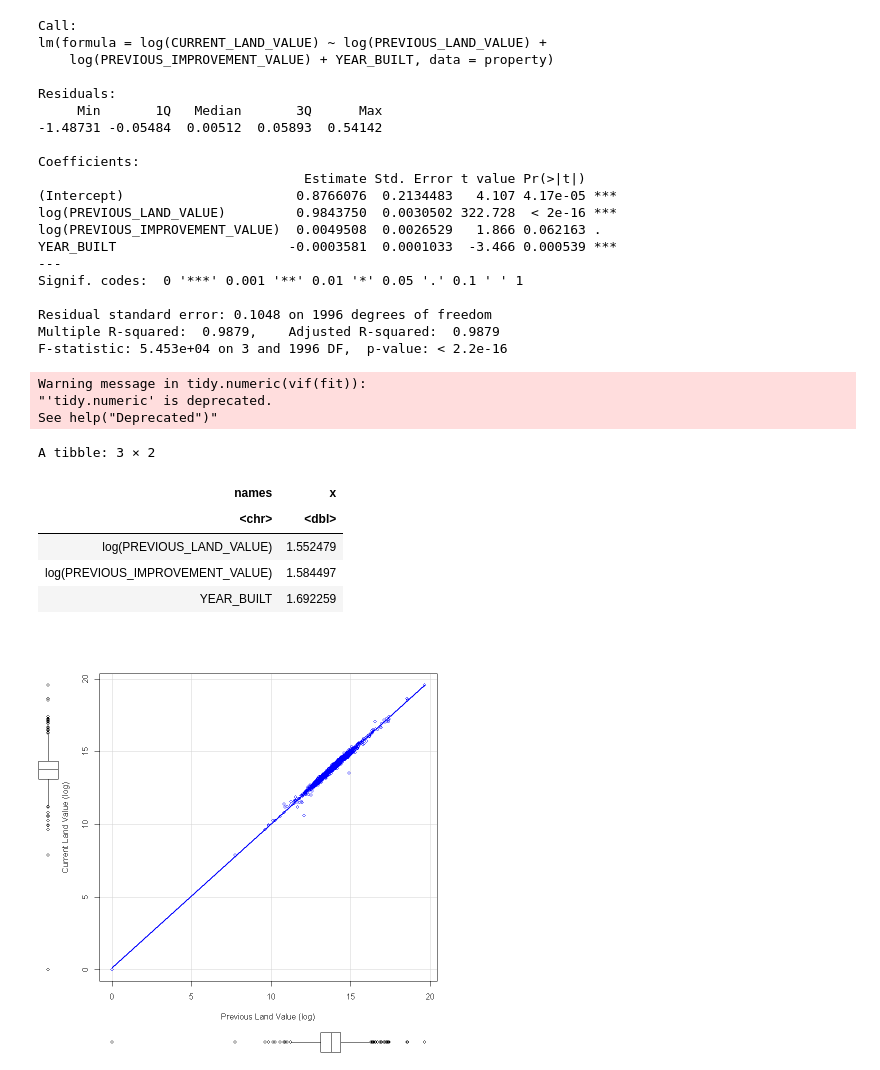
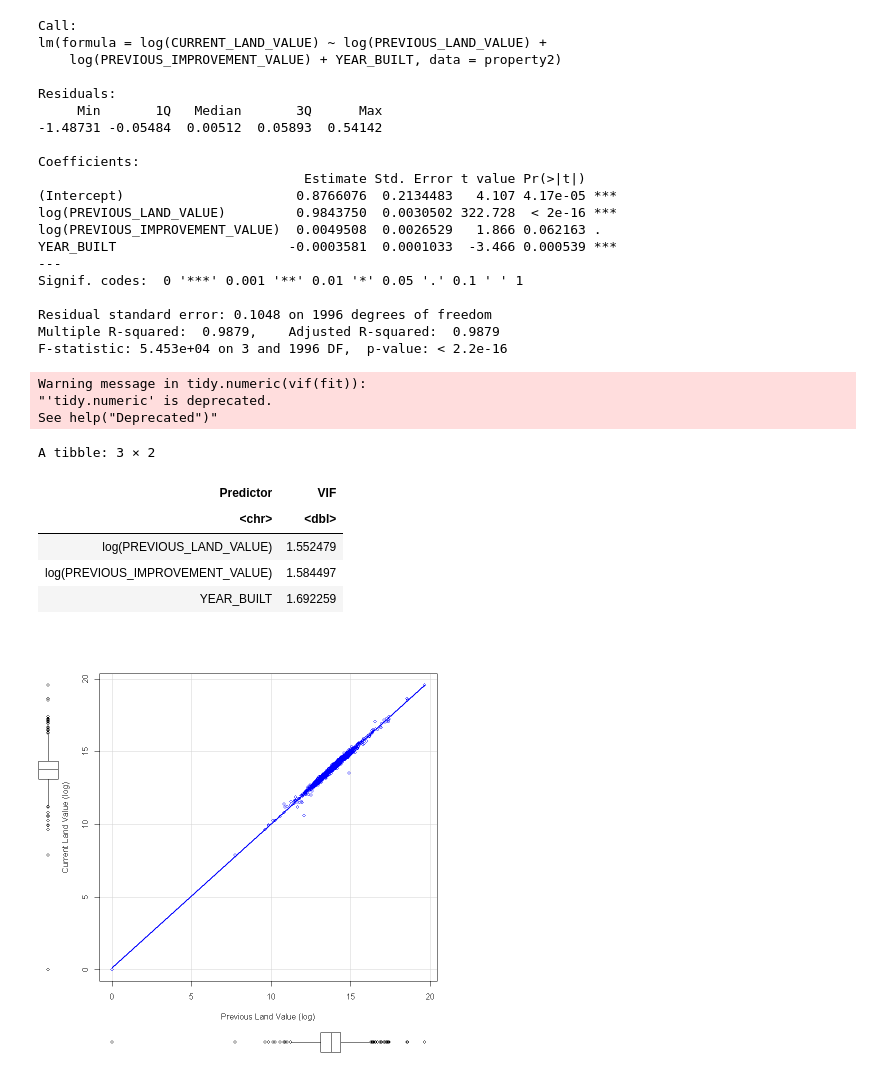
Before and after one commit to drrnaxl/STAT-306-Project, a Jupyter notebook: STAT_306.ipynb, the cells around one changed output. Drawn from its saved outputs; the diff is of its cells as text; code cells hidden in the pictures.

```diff
--- a/STAT_306.ipynb
+++ b/STAT_306.ipynb
@@ -25,37 +25,37 @@ property <- read.csv(
 
 set.seed(306)
 # %%
-fit <- lm(log(CURRENT_LAND_VALUE) ~ log(PREVIOUS_LAND_VALUE) + log(PREVIOUS_IMPROVEMENT_VALUE) + YEAR_BUILT, data = property)
+fit <- lm(log(CURRENT_LAND_VALUE) ~ log(PREVIOUS_LAND_VALUE) + log(PREVIOUS_IMPROVEMENT_VALUE) + YEAR_BUILT, data = property2)
 bb <- coef(fit)
 # %%
 summary(fit)
-tidy(vif(fit))
+tidy(vif(fit)) %>% rename(Predictor = names, VIF = x)
 # %% [output]
 Call:
 lm(formula = log(CURRENT_LAND_VALUE) ~ log(PREVIOUS_LAND_VALUE) +
-    log(PREVIOUS_IMPROVEMENT_VALUE) + YEAR_BUILT, data = property)
+    log(PREVIOUS_IMPROVEMENT_VALUE) + YEAR_BUILT, data = property2)
 
 Residuals:
      Min       1Q   Median       3Q      Max
 -1.48731 -0.05484  0.00512  0.05893  0.54142
 
 Coefficients:
                                   Estimate Std. Error t value Pr(>|t|)
 (Intercept)                      0.8766076  0.2134483   4.107 4.17e-05 ***
 log(PREVIOUS_LAND_VALUE)         0.9843750  0.0030502 322.728  < 2e-16 ***
 log(PREVIOUS_IMPROVEMENT_VALUE)  0.0049508  0.0026529   1.866 0.062163 .
 YEAR_BUILT                      -0.0003581  0.0001033  -3.466 0.000539 ***
 ---
 Signif. codes:  0 '***' 0.001 '**' 0.01 '*' 0.05 '.' 0.1 ' ' 1
 
 Residual standard error: 0.1048 on 1996 degrees of freedom
 Multiple R-squared:  0.9879,    Adjusted R-squared:  0.9879
 F-statistic: 5.453e+04 on 3 and 1996 DF,  p-value: < 2.2e-16
 Warning message in tidy.numeric(vif(fit)):
 "'tidy.numeric' is deprecated.
 See help("Deprecated")"
 A tibble: 3 × 2
-| names | x |
+| Predictor | VIF |
 | <chr> | <dbl> |
 | log(PREVIOUS_LAND_VALUE) | 1.552479 |
 | log(PREVIOUS_IMPROVEMENT_VALUE) | 1.584497 |
```
Also changed, not shown: parts of 1 cell of this notebook, 2 other files.
